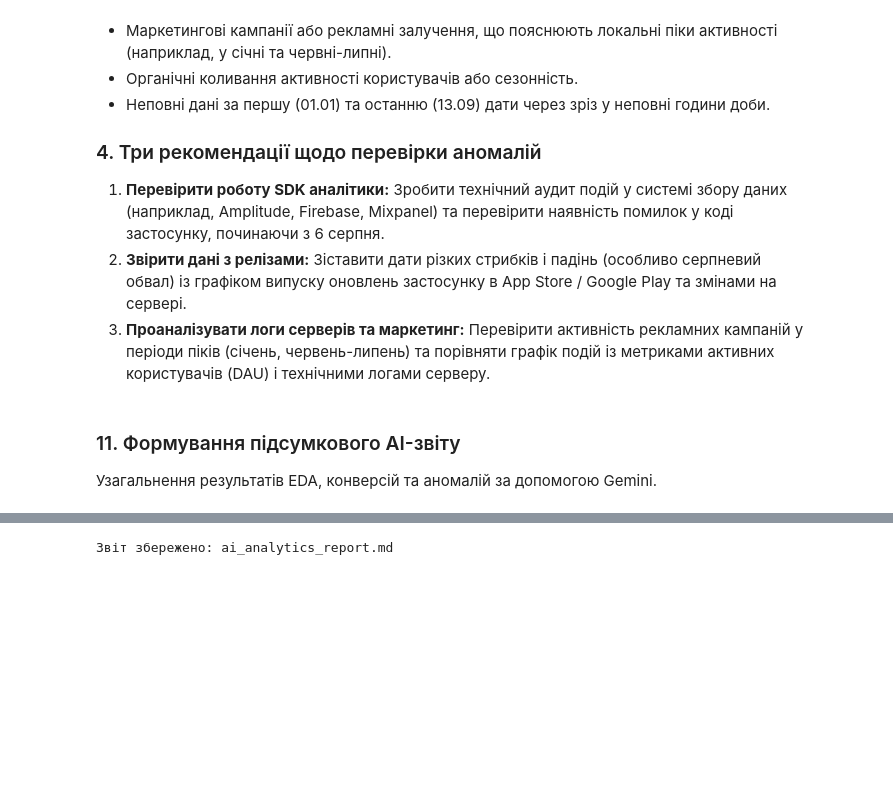
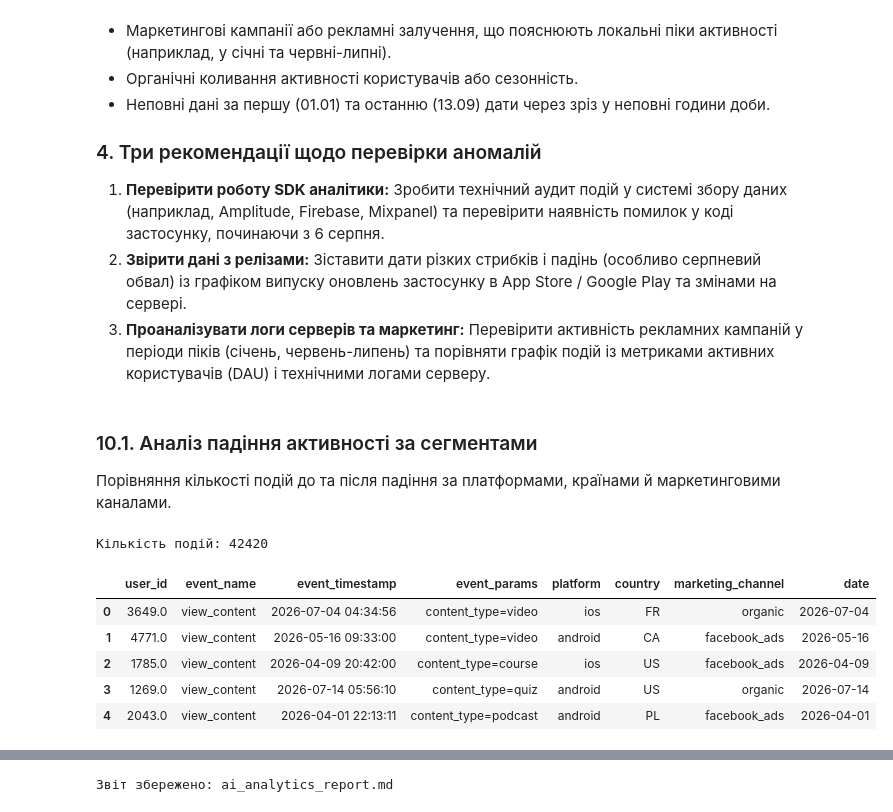
Before and after one commit to aylvtsa/AI-Analytics-Assistant-Lab4, a Jupyter notebook: Лаба4_Яловіца.ipynb, the cells around one changed output, grey strips where cells are left out. Cells and saved outputs as stored; diff of their text form; code cells hidden in the pictures; blank space fills up the shorter version.

```diff
--- a/Лаба4_Яловіца.ipynb
+++ b/Лаба4_Яловіца.ipynb
@@ -909,5 +909,33 @@ Gemini аналізує зміни активності...
 3. **Проаналізувати логи серверів та маркетинг:** Перевірити активність рекламних кампаній у періоди піків (січень, червень-липень) та порівняти графік подій із метриками активних користувачів (DAU) і технічними логами серверу.
 # %% [markdown]
 
-### 11. Формування підсумкового AI-звіту
-Узагальнення результатів EDA, конверсій та аномалій за допомогою Gemini.
+
+### 10.1. Аналіз падіння активності за сегментами
+Порівняння кількості подій до та після падіння за платформами, країнами й маркетинговими каналами.
+# %%
+
+users_info = users_clean.drop_duplicates(
+    subset=["user_id"]
+)[["user_id", "platform", "country", "marketing_channel"]]
+
+events_analysis = events_clean.merge(
+    users_info,
+    on="user_id",
+    how="left",
+    validate="many_to_one"
+)
+
+events_analysis["date"] = (
+    events_analysis["event_timestamp"].dt.normalize()
+)
+
+print("Кількість подій:", len(events_analysis))
+display(events_analysis.head())
+# %% [output]
+Кількість подій: 42420
+|  | user_id | event_name | event_timestamp | event_params | platform | country | marketing_channel | date |
+| 0 | 3649.0 | view_content | 2026-07-04 04:34:56 | content_type=video | ios | FR | organic | 2026-07-04 |
+| 1 | 4771.0 | view_content | 2026-05-16 09:33:00 | content_type=video | android | CA | facebook_ads | 2026-05-16 |
+| 2 | 1785.0 | view_content | 2026-04-09 20:42:00 | content_type=course | ios | US | facebook_ads | 2026-04-09 |
+| 3 | 1269.0 | view_content | 2026-07-14 05:56:10 | content_type=quiz | android | US | organic | 2026-07-14 |
+| 4 | 2043.0 | view_content | 2026-04-01 22:13:11 | content_type=podcast | android | PL | facebook_ads | 2026-04-01 |
```
Also changed, not shown: parts of 12 cells of this notebook, 3 other files.
